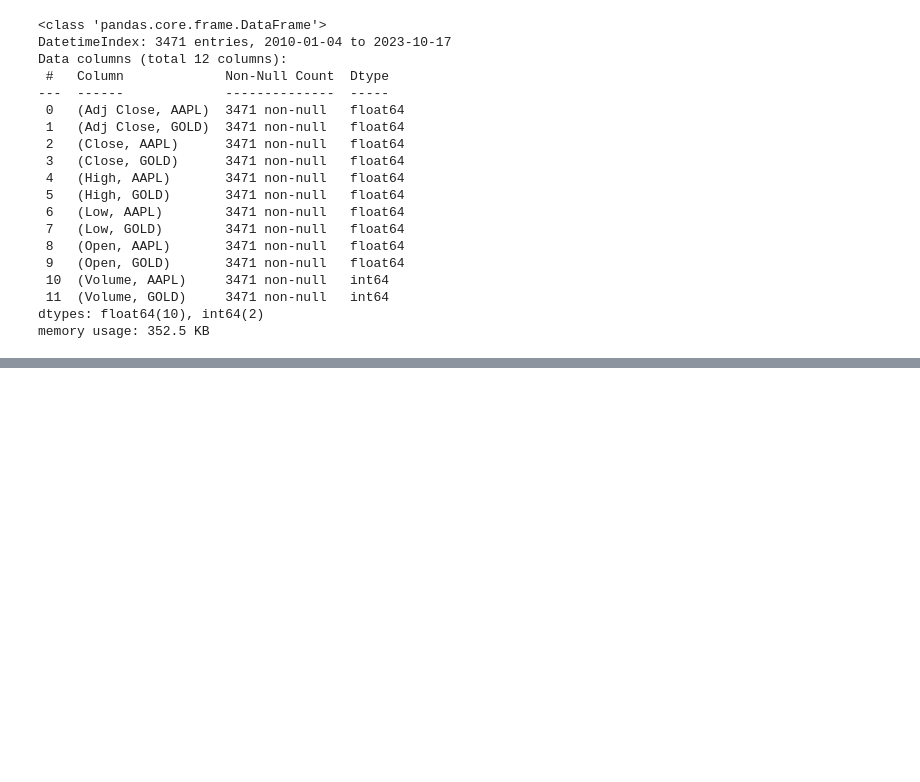
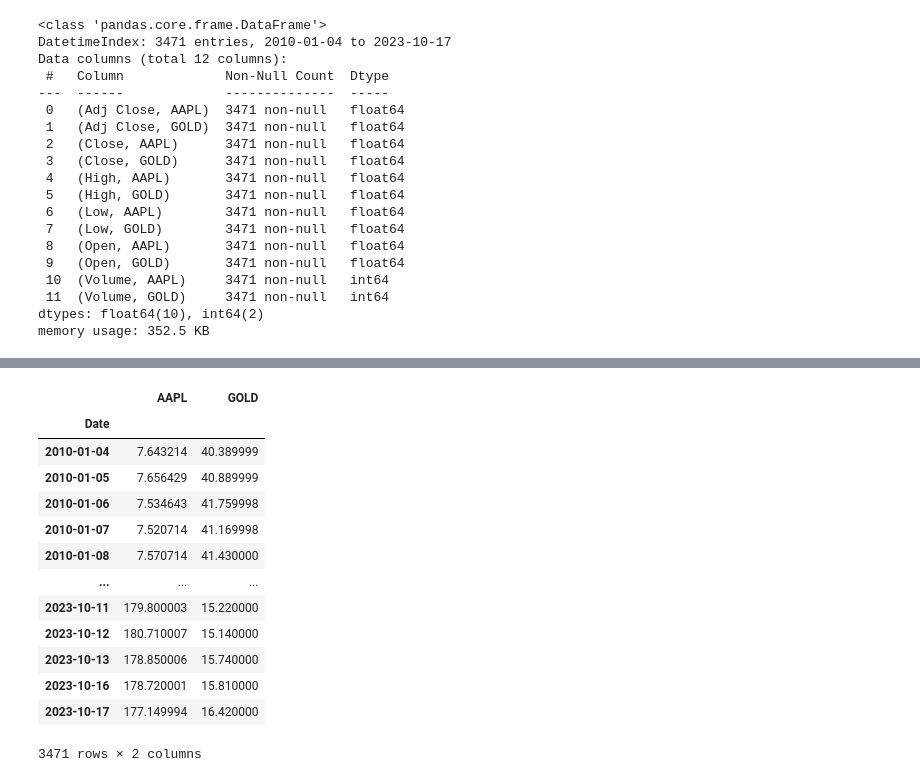
Before and after one commit to DheyaAlqaderi/TechnicalAnalysis-Gold-ML, a Jupyter notebook: TechincalAnalysis.ipynb, the cells around one changed output, grey strips where cells are left out. Cells and saved outputs as stored; diff of their text form; code cells hidden in the pictures; blank space fills up the shorter version.

```diff
--- a/TechincalAnalysis.ipynb
+++ b/TechincalAnalysis.ipynb
@@ -106,0 +151,17 @@ data.to_csv('AAPL_with_G')
+# %%
+df.Close
+# %% [output]
+|  | AAPL | GOLD |
+| Date |  |  |
+| 2010-01-04 | 7.643214 | 40.389999 |
+| 2010-01-05 | 7.656429 | 40.889999 |
+| 2010-01-06 | 7.534643 | 41.759998 |
+| 2010-01-07 | 7.520714 | 41.169998 |
+| 2010-01-08 | 7.570714 | 41.430000 |
+| ... | ... | ... |
+| 2023-10-11 | 179.800003 | 15.220000 |
+| 2023-10-12 | 180.710007 | 15.140000 |
+| 2023-10-13 | 178.850006 | 15.740000 |
+| 2023-10-16 | 178.720001 | 15.810000 |
+| 2023-10-17 | 177.149994 | 16.420000 |
+3471 rows × 2 columns
```
Also changed, not shown: parts of 8 cells of this notebook.
